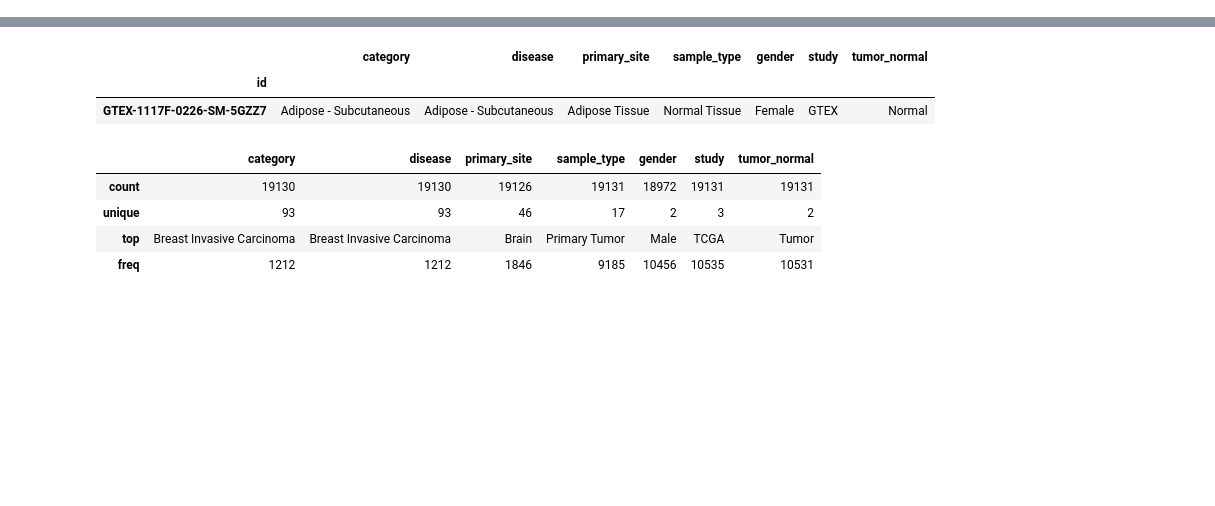
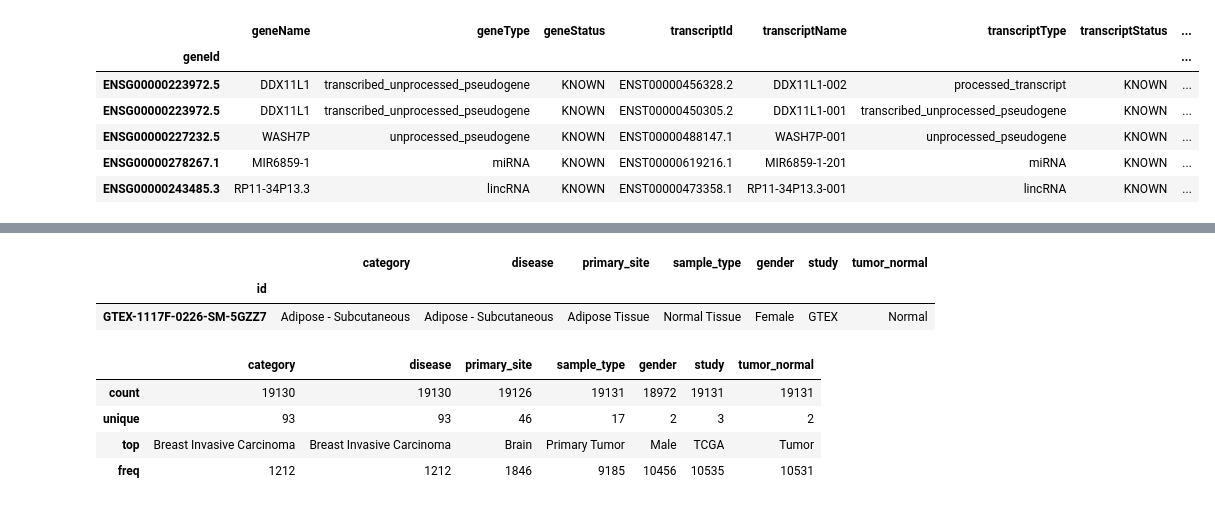
Before and after one commit to rcurrie/tumornormal, a Jupyter notebook: ingest.ipynb, the cells around one changed output, grey strips where cells are left out. Cells and saved outputs as stored; diff of their text form; code cells hidden in the pictures; blank space fills up the shorter version.

```diff
--- a/ingest.ipynb
+++ b/ingest.ipynb
@@ -65,0 +67,19 @@ X.head()
+# %%
+"""
+Feature labels are ensemble ids, convert to hugo gene names for use in interpreting
+hidden layers in any trained models as they are better known to most bioinformaticians
+and clinicians. We're using an assembled table from John Vivian @ UCSC here. Another
+option would be ftp://ftp.ebi.ac.uk/pub/databases/genenames/new/tsv/hgnc_complete_set.txt
+"""
+ensemble_to_hugo = pd.read_table(
+    "https://github.com/jvivian/docker_tools/blob/master/gencode_hugo_mapping/attrs.tsv?raw=true",
+    index_col=0)
+ensemble_to_hugo.head()
+# %% [output]
+|  | geneName | geneType | geneStatus | transcriptId | transcriptName | transcriptType | transcriptStatus | ... |
+| geneId |  |  |  |  |  |  |  | ... |
+| ENSG00000223972.5 | DDX11L1 | transcribed_unprocessed_pseudogene | KNOWN | ENST00000456328.2 | DDX11L1-002 | processed_transcript | KNOWN | ... |
+| ENSG00000223972.5 | DDX11L1 | transcribed_unprocessed_pseudogene | KNOWN | ENST00000450305.2 | DDX11L1-001 | transcribed_unprocessed_pseudogene | KNOWN | ... |
+| ENSG00000227232.5 | WASH7P | unprocessed_pseudogene | KNOWN | ENST00000488147.1 | WASH7P-001 | unprocessed_pseudogene | KNOWN | ... |
+| ENSG00000278267.1 | MIR6859-1 | miRNA | KNOWN | ENST00000619216.1 | MIR6859-1-201 | miRNA | KNOWN | ... |
+| ENSG00000243485.3 | RP11-34P13.3 | lincRNA | KNOWN | ENST00000473358.1 | RP11-34P13.3-001 | lincRNA | KNOWN | ... |
```
Also changed, not shown: parts of 9 cells of this notebook, 2 other files.
